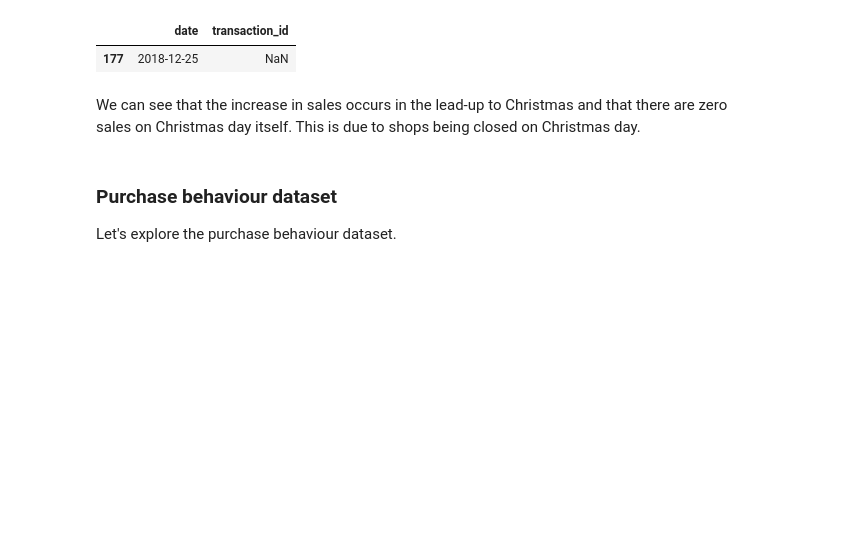
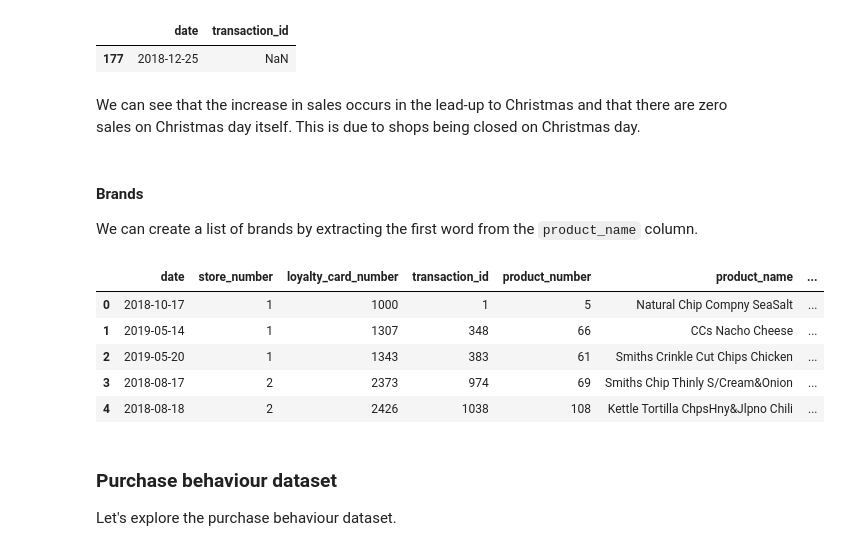
Before and after one commit to 7086600/quantium_project, a Jupyter notebook: quantium.ipynb, the cells around one changed output. Cells and saved outputs as stored; diff of their text form; code cells hidden in the pictures; blank space fills up the shorter version.

```diff
--- a/quantium.ipynb
+++ b/quantium.ipynb
@@ -442,6 +453,22 @@ transactions_by_day_full[transactions_by_day_full['transaction_id'].isna()]
 | 177 | 2018-12-25 | NaN |
 # %% [markdown]
 We can see that the increase in sales occurs in the lead-up to Christmas and that there are zero sales on Christmas day itself. This is due to shops being closed on Christmas day.
+# %% [markdown]
+#### Brands
+We can create a list of brands by extracting the first word from the `product_name` column.
+# %%
+# creating a new column, that contains the brand name
+
+transactions['brand'] = transactions['product_name'].str.split() \
+    .str[0]
+transactions.head()
+# %% [output]
+|  | date | store_number | loyalty_card_number | transaction_id | product_number | product_name | ... |
+| 0 | 2018-10-17 | 1 | 1000 | 1 | 5 | Natural Chip Compny SeaSalt | ... |
+| 1 | 2019-05-14 | 1 | 1307 | 348 | 66 | CCs Nacho Cheese | ... |
+| 2 | 2019-05-20 | 1 | 1343 | 383 | 61 | Smiths Crinkle Cut Chips Chicken | ... |
+| 3 | 2018-08-17 | 2 | 2373 | 974 | 69 | Smiths Chip Thinly S/Cream&Onion | ... |
+| 4 | 2018-08-18 | 2 | 2426 | 1038 | 108 | Kettle Tortilla ChpsHny&Jlpno Chili | ... |
 # %% [markdown]
 ### Purchase behaviour dataset
 
```
Also changed, not shown: parts of 7 cells of this notebook.
